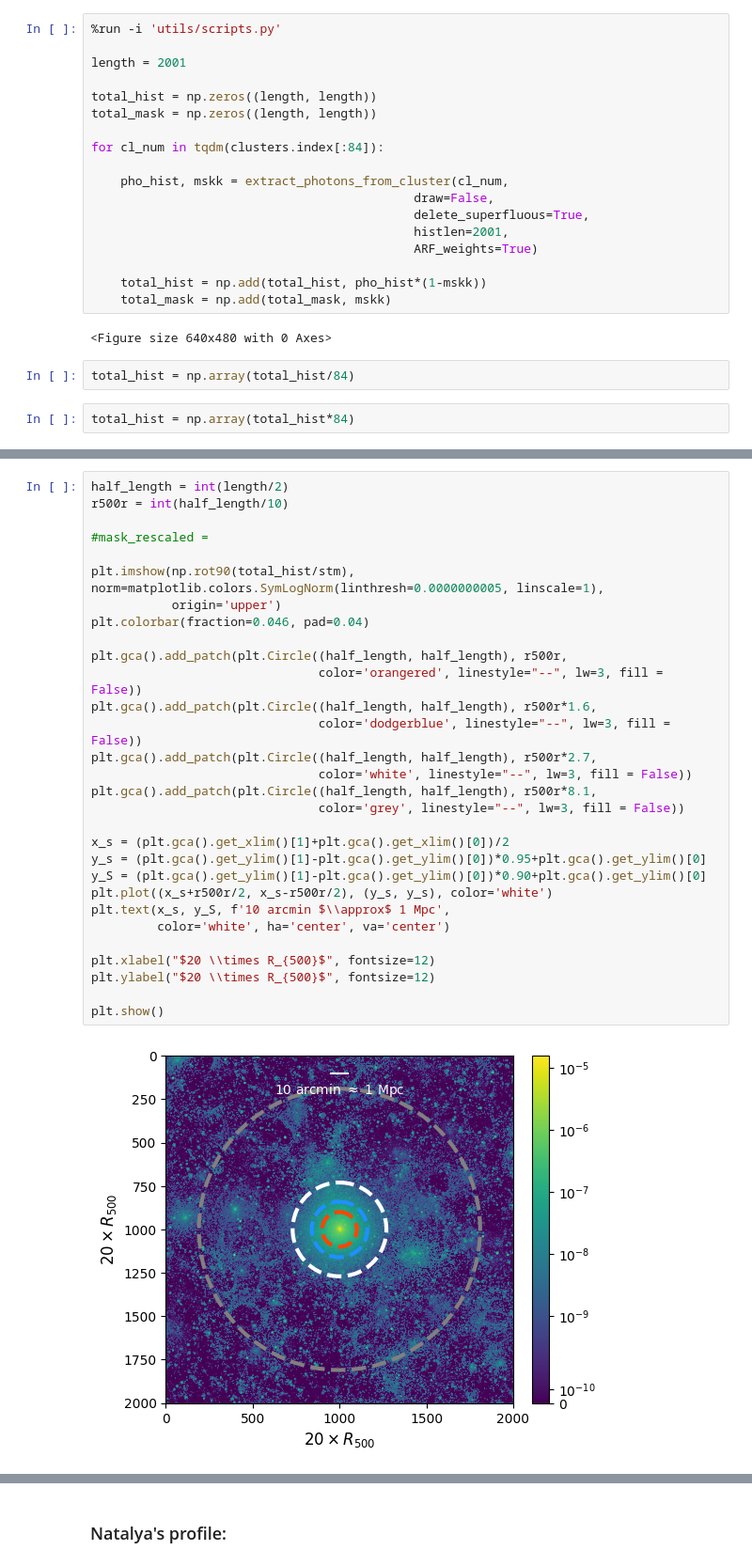
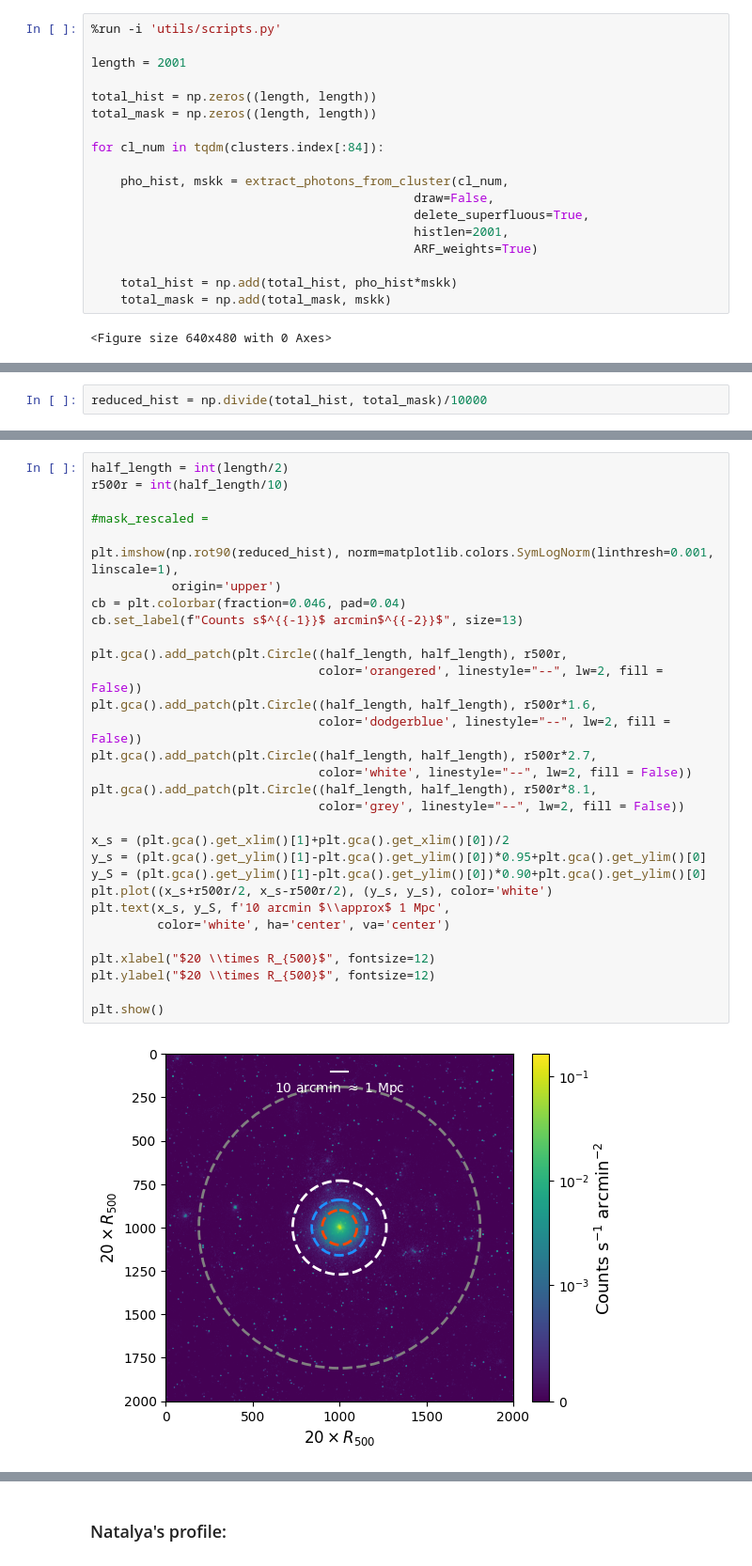
Before and after one commit to pi4imu/stacking, a Jupyter notebook: stacking_new.ipynb, the cells around one changed output, grey strips where cells are left out. Shown at 94% size. Saved outputs shown, nothing was run; the diff lists cells and outputs as text.

```diff
--- a/stacking_new.ipynb
+++ b/stacking_new.ipynb
@@ -645,11 +649,7 @@ for cl_num in tqdm(clusters.index[:84]):
                                             histlen=2001,
                                             ARF_weights=True)
 
-    total_hist = np.add(total_hist, pho_hist*(1-mskk))
+    total_hist = np.add(total_hist, pho_hist*mskk)
     total_mask = np.add(total_mask, mskk)
 # %% [output]
 <Figure size 640x480 with 0 Axes>
-# %%
-total_hist = np.array(total_hist/84)
-# %%
-total_hist = np.array(total_hist*84)
@@ -662 +656,3 @@ with np.errstate(divide='ignore', invalid='ignore'):
+# %%
+reduced_hist = np.divide(total_hist, total_mask)/10000
 # %%
@@ -691,35 +678,36 @@ stm
 # %%
 half_length = int(length/2)
 r500r = int(half_length/10)
 
 #mask_rescaled =
 
-plt.imshow(np.rot90(total_hist/stm), norm=matplotlib.colors.SymLogNorm(linthresh=0.0000000005, linscale=1),
+plt.imshow(np.rot90(reduced_hist), norm=matplotlib.colors.SymLogNorm(linthresh=0.001, linscale=1),
            origin='upper')
-plt.colorbar(fraction=0.046, pad=0.04)
+cb = plt.colorbar(fraction=0.046, pad=0.04)
+cb.set_label(f"Counts s$^{{-1}}$ arcmin$^{{-2}}$", size=13)
 
 plt.gca().add_patch(plt.Circle((half_length, half_length), r500r,
-                               color='orangered', linestyle="--", lw=3, fill = False))
+                               color='orangered', linestyle="--", lw=2, fill = False))
 plt.gca().add_patch(plt.Circle((half_length, half_length), r500r*1.6,
-                               color='dodgerblue', linestyle="--", lw=3, fill = False))
+                               color='dodgerblue', linestyle="--", lw=2, fill = False))
 plt.gca().add_patch(plt.Circle((half_length, half_length), r500r*2.7,
-                               color='white', linestyle="--", lw=3, fill = False))
+                               color='white', linestyle="--", lw=2, fill = False))
 plt.gca().add_patch(plt.Circle((half_length, half_length), r500r*8.1,
-                               color='grey', linestyle="--", lw=3, fill = False))
+                               color='grey', linestyle="--", lw=2, fill = False))
 
 x_s = (plt.gca().get_xlim()[1]+plt.gca().get_xlim()[0])/2
 y_s = (plt.gca().get_ylim()[1]-plt.gca().get_ylim()[0])*0.95+plt.gca().get_ylim()[0]
 y_S = (plt.gca().get_ylim()[1]-plt.gca().get_ylim()[0])*0.90+plt.gca().get_ylim()[0]
 plt.plot((x_s+r500r/2, x_s-r500r/2), (y_s, y_s), color='white')
 plt.text(x_s, y_S, f'10 arcmin $\\approx$ 1 Mpc',
          color='white', ha='center', va='center')
 
 plt.xlabel("$20 \\times R_{500}$", fontsize=12)
 plt.ylabel("$20 \\times R_{500}$", fontsize=12)
 
 plt.show()
 # %% [output]
-[figure, old version]
+[figure, new version]
 # %%
 %run -i 'utils/scripts.py'
 
```
Also changed, not shown: parts of 19 cells of this notebook, 6 other files.
